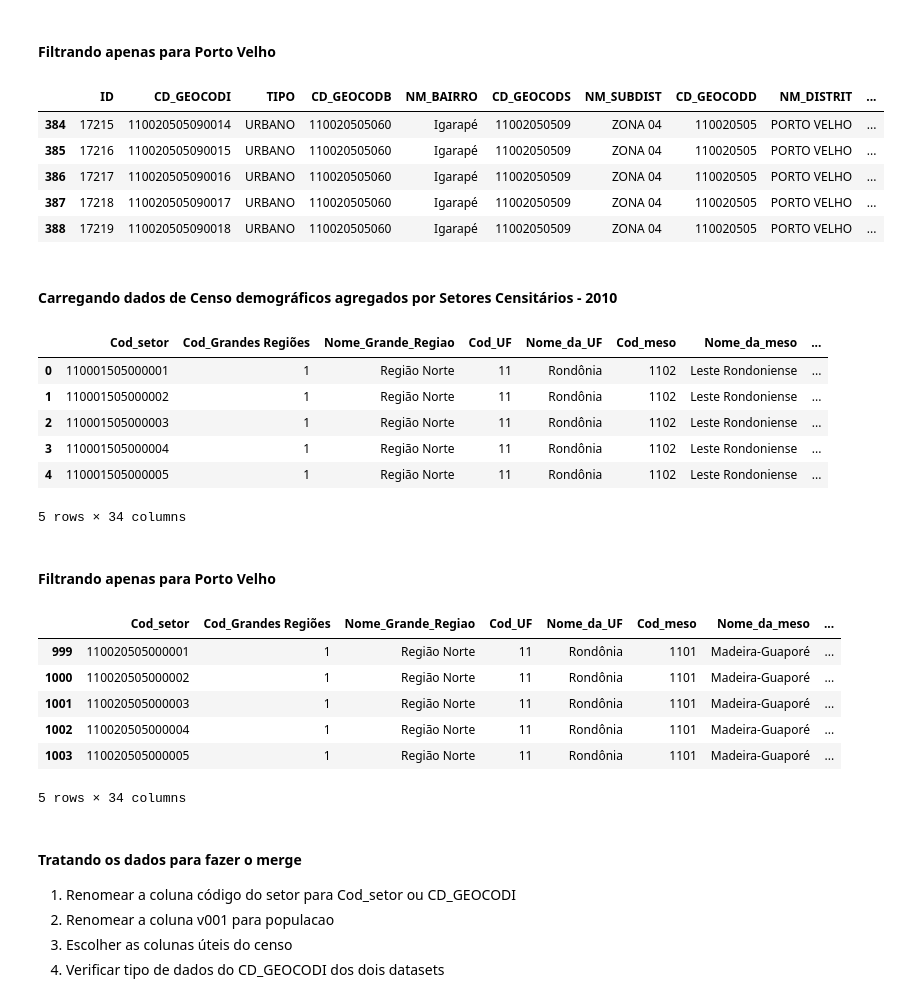
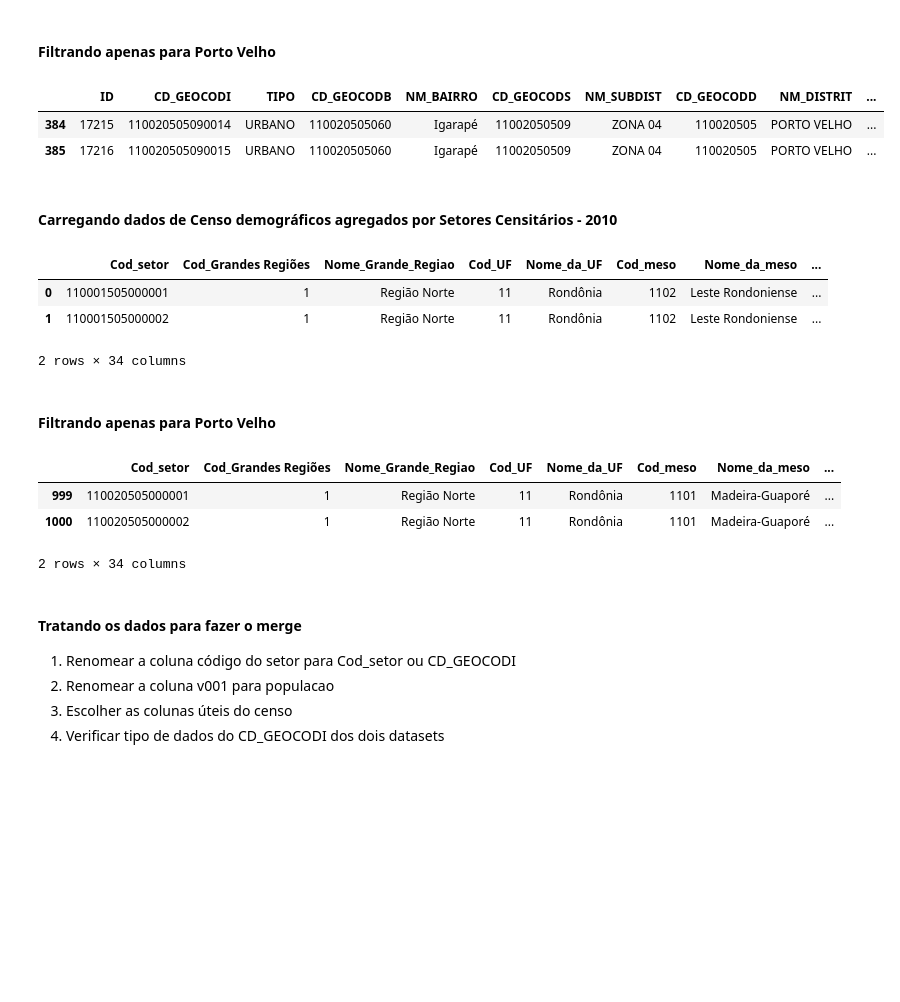
Before and after one commit to gabriel-russo/pygeo-notebooks, a Jupyter notebook: densidade_populacional.ipynb, the cells around one changed output. Saved outputs shown, nothing was run; the diff lists cells and outputs as text; code cells hidden in the pictures; blank space fills up the shorter version.

```diff
--- a/densidade_populacional.ipynb
+++ b/densidade_populacional.ipynb
@@ -17,40 +14,31 @@ gdf.head()
 #### Filtrando apenas para Porto Velho
 # %%
 porto_velho = gdf.loc[gdf.NM_DISTRIT == 'PORTO VELHO']
-porto_velho.head()
+porto_velho.head(2)
 # %% [output]
 |  | ID | CD_GEOCODI | TIPO | CD_GEOCODB | NM_BAIRRO | CD_GEOCODS | NM_SUBDIST | CD_GEOCODD | NM_DISTRIT | ... |
 | 384 | 17215 | 110020505090014 | URBANO | 110020505060 | Igarapé | 11002050509 | ZONA 04 | 110020505 | PORTO VELHO | ... |
 | 385 | 17216 | 110020505090015 | URBANO | 110020505060 | Igarapé | 11002050509 | ZONA 04 | 110020505 | PORTO VELHO | ... |
-| 386 | 17217 | 110020505090016 | URBANO | 110020505060 | Igarapé | 11002050509 | ZONA 04 | 110020505 | PORTO VELHO | ... |
-| 387 | 17218 | 110020505090017 | URBANO | 110020505060 | Igarapé | 11002050509 | ZONA 04 | 110020505 | PORTO VELHO | ... |
-| 388 | 17219 | 110020505090018 | URBANO | 110020505060 | Igarapé | 11002050509 | ZONA 04 | 110020505 | PORTO VELHO | ... |
 # %% [markdown]
 #### Carregando dados de Censo demográficos agregados por Setores Censitários - 2010
 # %%
 censo = pd.read_csv('Dados/densidade_populacional/Basico_RO.csv', sep=';', encoding='ISO-8859-1')
-censo.head()
+censo.head(2)
 # %% [output]
 |  | Cod_setor | Cod_Grandes Regiões | Nome_Grande_Regiao | Cod_UF | Nome_da_UF | Cod_meso | Nome_da_meso | ... |
 | 0 | 110001505000001 | 1 | Região Norte | 11 | Rondônia | 1102 | Leste Rondoniense | ... |
 | 1 | 110001505000002 | 1 | Região Norte | 11 | Rondônia | 1102 | Leste Rondoniense | ... |
-| 2 | 110001505000003 | 1 | Região Norte | 11 | Rondônia | 1102 | Leste Rondoniense | ... |
-| 3 | 110001505000004 | 1 | Região Norte | 11 | Rondônia | 1102 | Leste Rondoniense | ... |
-| 4 | 110001505000005 | 1 | Região Norte | 11 | Rondônia | 1102 | Leste Rondoniense | ... |
-5 rows × 34 columns
+2 rows × 34 columns
 # %% [markdown]
 #### Filtrando apenas para Porto Velho
 # %%
 censo_pvh = censo.loc[censo.Nome_do_distrito == 'PORTO VELHO']
-censo_pvh.head()
+censo_pvh.head(2)
 # %% [output]
 |  | Cod_setor | Cod_Grandes Regiões | Nome_Grande_Regiao | Cod_UF | Nome_da_UF | Cod_meso | Nome_da_meso | ... |
 | 999 | 110020505000001 | 1 | Região Norte | 11 | Rondônia | 1101 | Madeira-Guaporé | ... |
 | 1000 | 110020505000002 | 1 | Região Norte | 11 | Rondônia | 1101 | Madeira-Guaporé | ... |
-| 1001 | 110020505000003 | 1 | Região Norte | 11 | Rondônia | 1101 | Madeira-Guaporé | ... |
-| 1002 | 110020505000004 | 1 | Região Norte | 11 | Rondônia | 1101 | Madeira-Guaporé | ... |
-| 1003 | 110020505000005 | 1 | Região Norte | 11 | Rondônia | 1101 | Madeira-Guaporé | ... |
-5 rows × 34 columns
+2 rows × 34 columns
 # %% [markdown]
 #### Tratando os dados para fazer o merge
 1. Renomear a coluna código do setor para Cod_setor ou CD_GEOCODI
```
Also changed, not shown: parts of 3 cells of this notebook, 1 other file.
